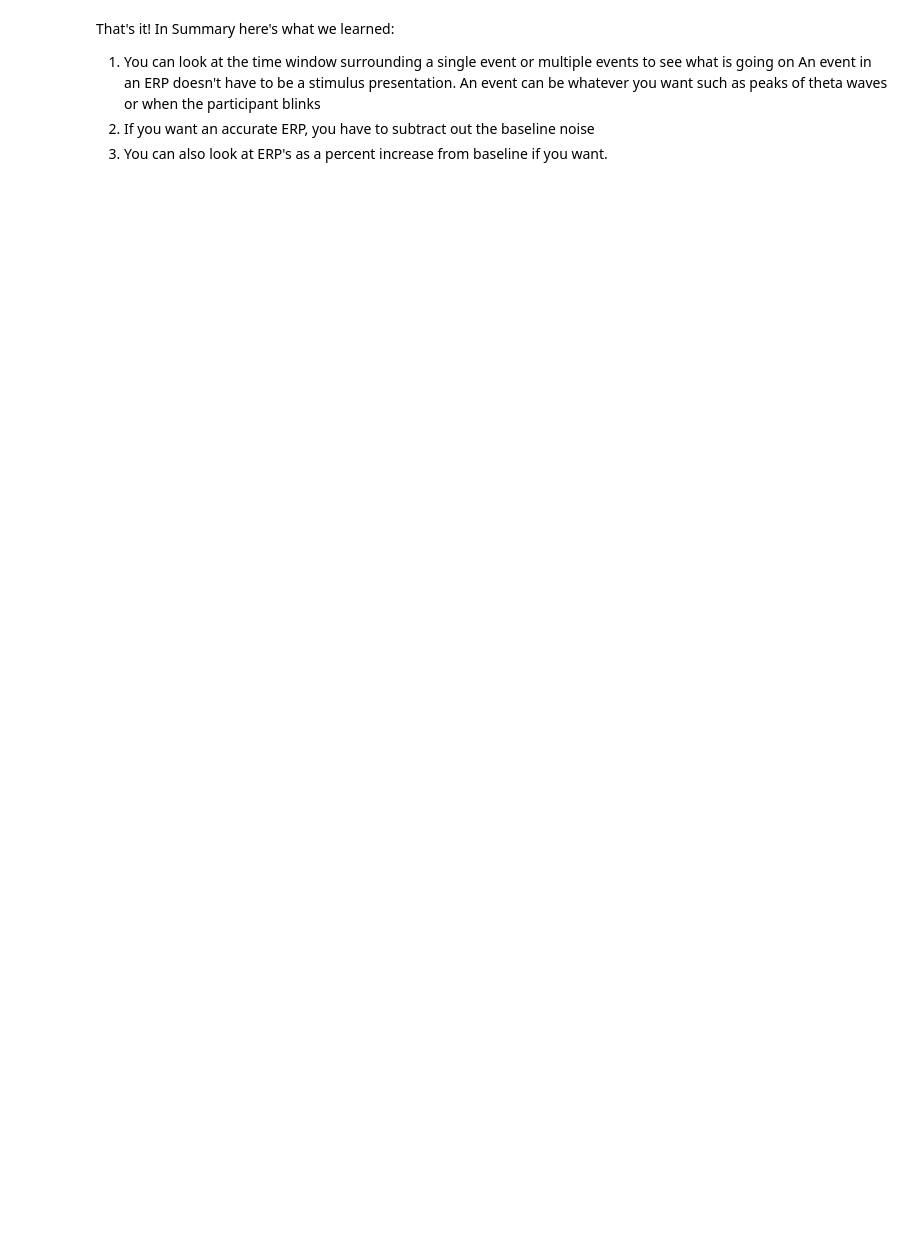
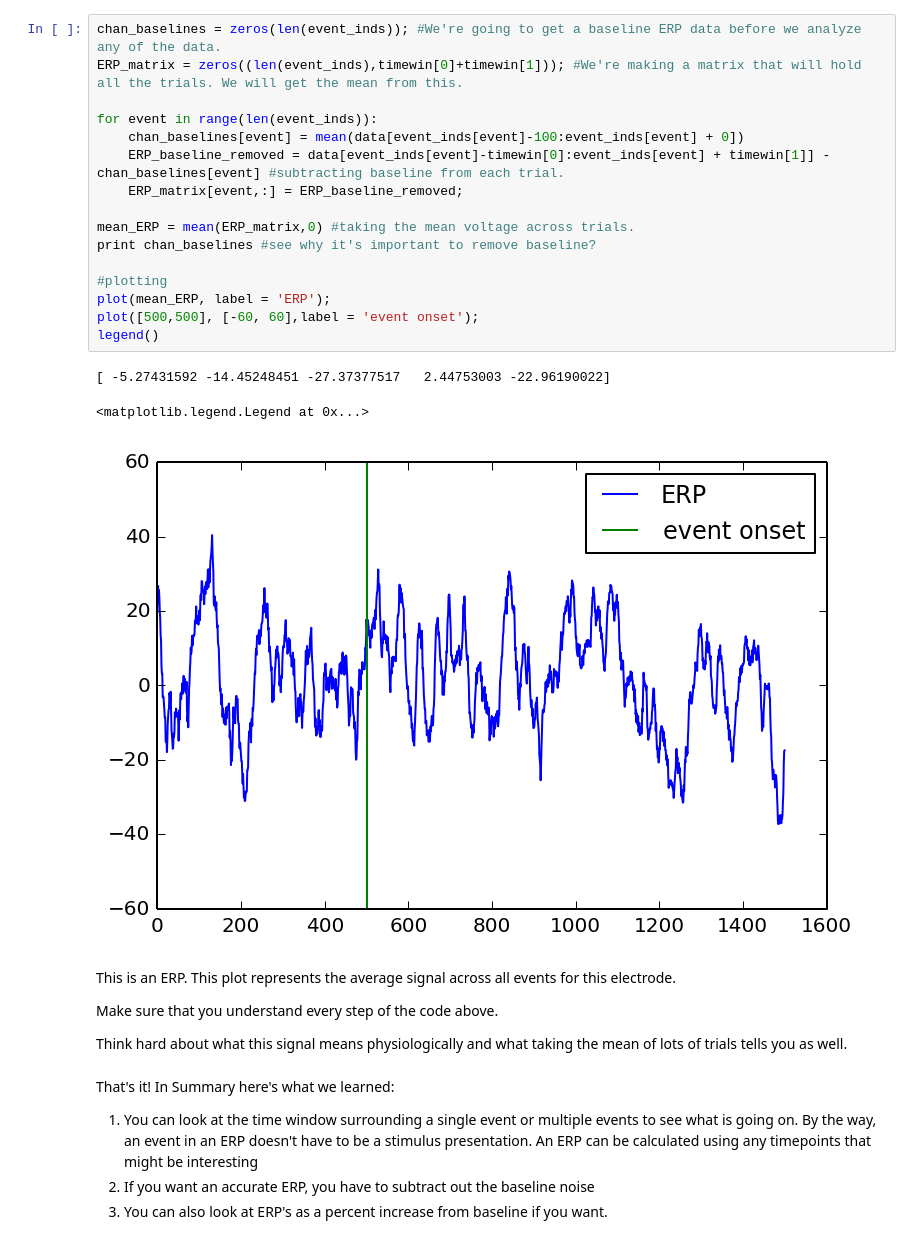
Before and after one commit to voytekresearch/Tutorials, a Jupyter notebook: Event Related Potential Tutorial.ipynb, the cells around one changed output. Drawn from its saved outputs; the diff is of its cells as text; blank space fills up the shorter version.

```diff
--- a/Event Related Potential Tutorial.ipynb
+++ b/Event Related Potential Tutorial.ipynb
@@ -180,7 +105,31 @@ plot(ERP_prc)
+# %%
+chan_baselines = zeros(len(event_inds)); #We're going to get a baseline ERP data before we analyze any of the data.
+ERP_matrix = zeros((len(event_inds),timewin[0]+timewin[1])); #We're making a matrix that will hold all the trials. We will get the mean from this.
+
+for event in range(len(event_inds)):
+    chan_baselines[event] = mean(data[event_inds[event]-100:event_inds[event] + 0])
+    ERP_baseline_removed = data[event_inds[event]-timewin[0]:event_inds[event] + timewin[1]] - chan_baselines[event] #subtracting baseline from each trial.
+    ERP_matrix[event,:] = ERP_baseline_removed;
+
+mean_ERP = mean(ERP_matrix,0) #taking the mean voltage across trials.
+print chan_baselines #see why it's important to remove baseline?
+
+#plotting
+plot(mean_ERP, label = 'ERP');
+plot([500,500], [-60, 60],label = 'event onset');
+legend()
+# %% [output]
+[ -5.27431592 -14.45248451 -27.37377517   2.44753003 -22.96190022]
+<matplotlib.legend.Legend at 0x...>
+[figure, added]
+# %% [markdown]
+This is an ERP. This plot represents the average signal across all events for this electrode.
+
+Make sure that you understand every step of the code above.
+
+Think hard about what this signal means physiologically and what taking the mean of lots of trials tells you as well.
 # %% [markdown]
 That's it! In Summary here's what we learned:
-1.  You can look at the time window surrounding a single event or multiple events to see what is going on
-    An event in an ERP doesn't have to be a stimulus presentation. An event can be whatever you want
-    such as peaks of theta waves or when the participant blinks
+1.  You can look at the time window surrounding a single event or multiple events to see what is going on. By the way, an event in an ERP doesn't have to be a stimulus presentation. An ERP can be calculated using any timepoints that might be interesting
 2. If you want an accurate ERP, you have to subtract out the baseline noise
 3. You can also look at ERP's as a percent increase from baseline if you want.
```
Also changed, not shown: parts of 27 cells of this notebook, 4 other files.
